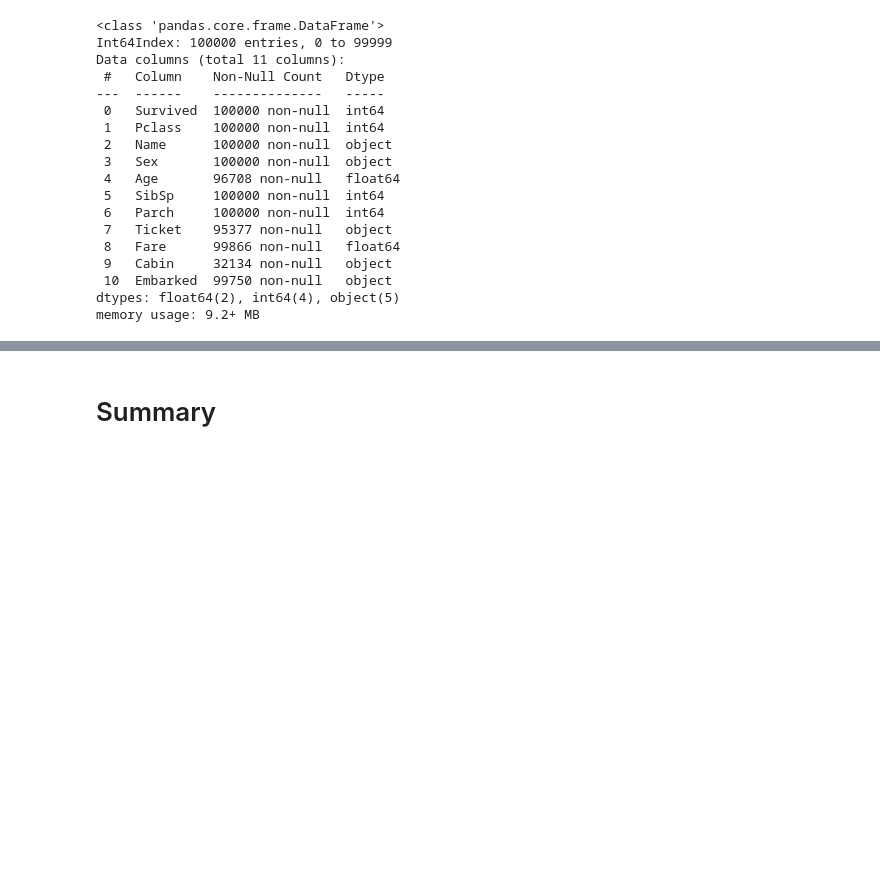
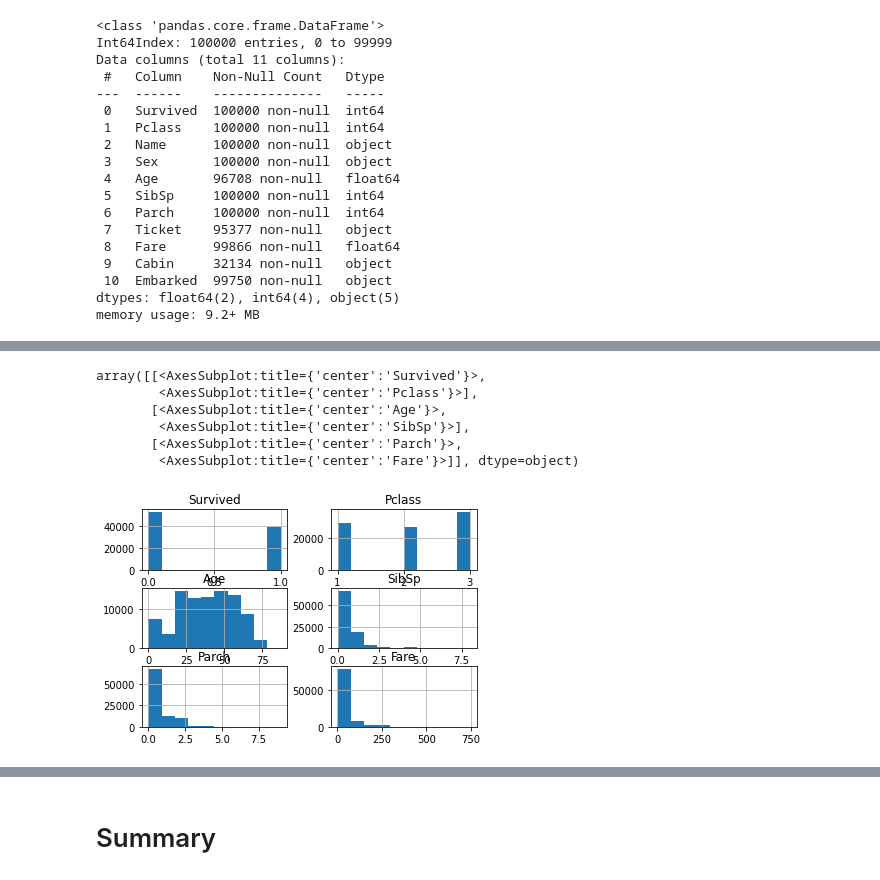
Before and after one commit to AlexUfnif/ml-intro-task2, a Jupyter notebook: 2_data_exploration/eda.ipynb, the cells around one changed output, grey strips where cells are left out. Cells and saved outputs as stored; diff of their text form; code cells hidden in the pictures; blank space fills up the shorter version.

```diff
--- a/2_data_exploration/eda.ipynb
+++ b/2_data_exploration/eda.ipynb
@@ -63,0 +92,4 @@ memory usage: 9.2+ MB
+# %%
+# Уберем столбец Cabin, по которому много отсутствующих данных и далее строки в других признаках, где отсутствуют данные
+drop_train_data = train_data.drop('Cabin', axis=1).dropna()
+drop_train_data.head()
@@ -63,0 +159,11 @@ memory usage: 9.2+ MB
+# %%
+drop_train_data.hist()
+#drop_train_data.head()
+# %% [output]
+array([[<AxesSubplot:title={'center':'Survived'}>,
+        <AxesSubplot:title={'center':'Pclass'}>],
+       [<AxesSubplot:title={'center':'Age'}>,
+        <AxesSubplot:title={'center':'SibSp'}>],
+       [<AxesSubplot:title={'center':'Parch'}>,
+        <AxesSubplot:title={'center':'Fare'}>]], dtype=object)
+[figure, added]
```
Also changed, not shown: parts of 25 cells of this notebook, 1 other file.
